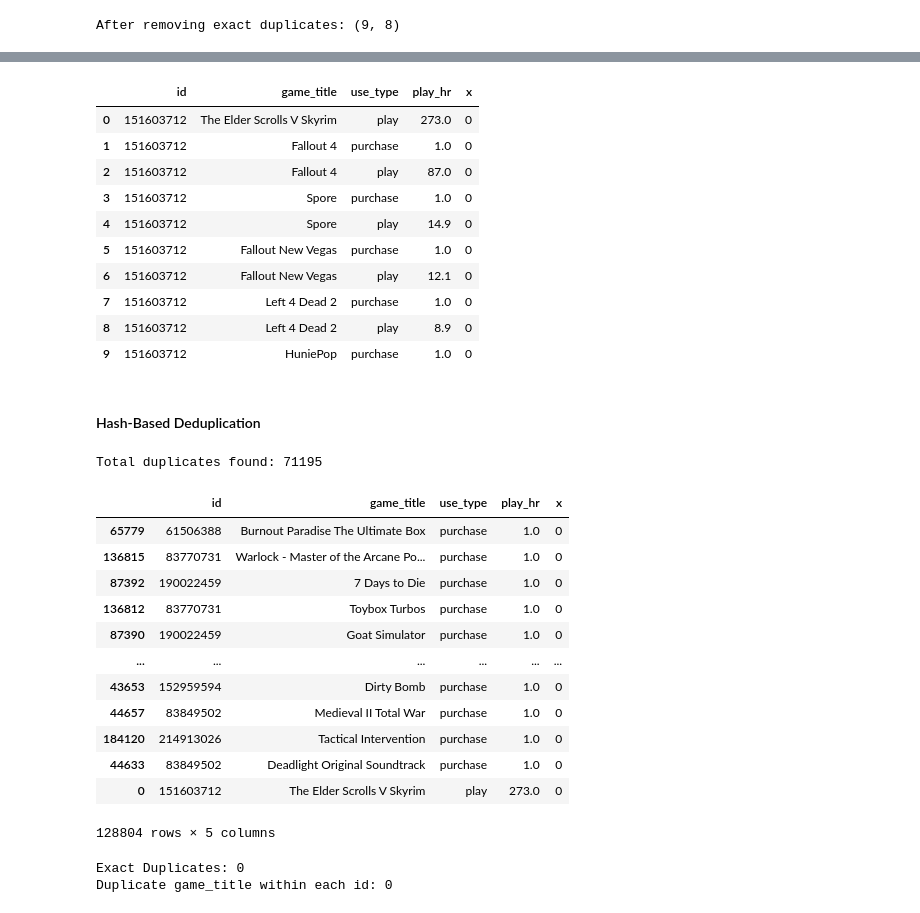
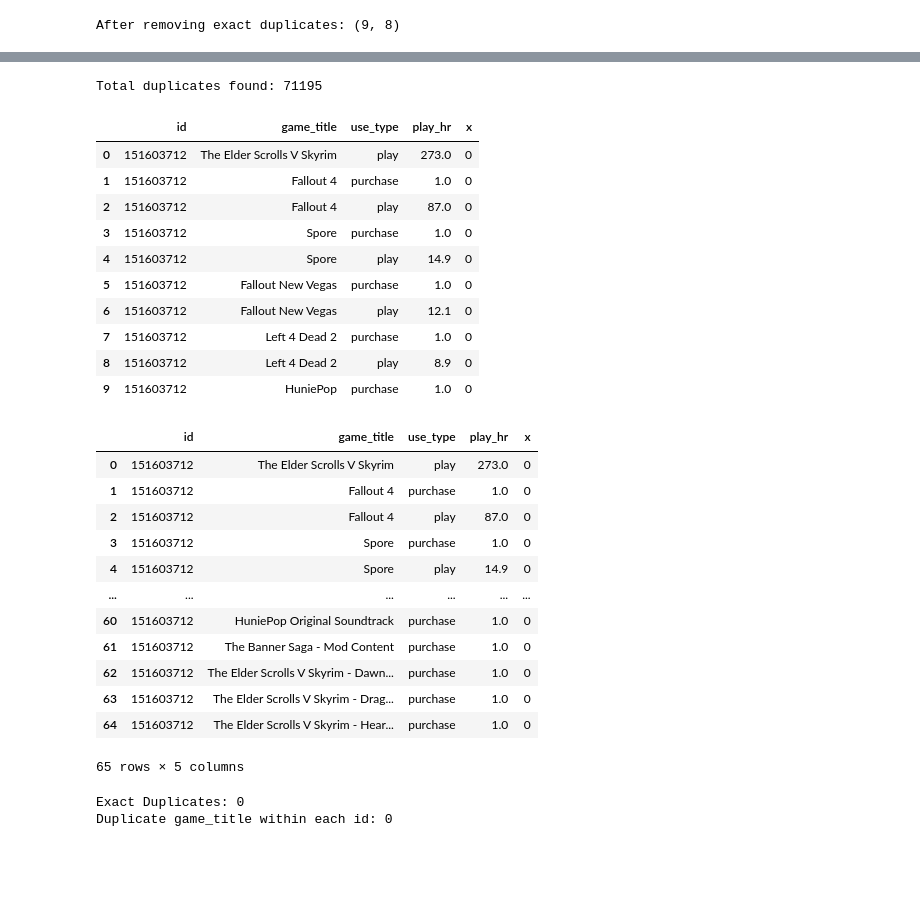
Before and after one commit to Divyank612/Preprocessing-Dedup, a Jupyter notebook: deduplication.ipynb, the cells around one changed output, grey strips where cells are left out. Drawn from its saved outputs; the diff is of its cells as text; code cells hidden in the pictures; blank space fills up the shorter version.

```diff
--- a/deduplication.ipynb
+++ b/deduplication.ipynb
@@ -98,19 +76,3 @@ data_cosine = data
-# %%
-data.head(10)
-# %% [output]
-|  | id | game_title | use_type | play_hr | x |
-| 0 | 151603712 | The Elder Scrolls V Skyrim | play | 273.0 | 0 |
-| 1 | 151603712 | Fallout 4 | purchase | 1.0 | 0 |
-| 2 | 151603712 | Fallout 4 | play | 87.0 | 0 |
-| 3 | 151603712 | Spore | purchase | 1.0 | 0 |
-| 4 | 151603712 | Spore | play | 14.9 | 0 |
-| 5 | 151603712 | Fallout New Vegas | purchase | 1.0 | 0 |
-| 6 | 151603712 | Fallout New Vegas | play | 12.1 | 0 |
-| 7 | 151603712 | Left 4 Dead 2 | purchase | 1.0 | 0 |
-| 8 | 151603712 | Left 4 Dead 2 | play | 8.9 | 0 |
-| 9 | 151603712 | HuniePop | purchase | 1.0 | 0 |
-# %% [markdown]
-#### Hash-Based Deduplication
 # %%
 import hashlib
 
@@ -121,7 +83,7 @@ cols_to_hash = ['id', 'game_title']
 data['hash'] = data.apply(lambda x: hashlib.md5(''.join(str(x[col]) for col in cols_to_hash).encode()).hexdigest(), axis=1)
 
 # Sort so that 'play' comes before 'purchase'
-data.sort_values(by='use_type', ascending=False, inplace=True)
+data.sort_values(by='use_type', ascending=True, inplace=True)
 
 # Count duplicates (excluding the first occurrence, which is 'play' due to sorting)
 duplicate_count = data.duplicated(subset=['hash']).sum()
@@ -129,25 +91,43 @@ print(f"Total duplicates found: {duplicate_count}")
 
 # Drop duplicates, keeping the 'play' version
 data = data.drop_duplicates(subset=['hash']).drop(columns=['hash'])
+
+
+data.sort_values('id',inplace=True)
+data.reset_index(drop=True, inplace=True)
 # %% [output]
 Total duplicates found: 71195
 # %%
 # Show the result
-pd.DataFrame(data)
+pd.DataFrame(data.head(10))
 # %% [output]
 |  | id | game_title | use_type | play_hr | x |
-| 65779 | 61506388 | Burnout Paradise The Ultimate Box | purchase | 1.0 | 0 |
-| 136815 | 83770731 | Warlock - Master of the Arcane Po... | purchase | 1.0 | 0 |
-| 87392 | 190022459 | 7 Days to Die | purchase | 1.0 | 0 |
-| 136812 | 83770731 | Toybox Turbos | purchase | 1.0 | 0 |
-| 87390 | 190022459 | Goat Simulator | purchase | 1.0 | 0 |
-| ... | ... | ... | ... | ... | ... |
-| 43653 | 152959594 | Dirty Bomb | purchase | 1.0 | 0 |
-| 44657 | 83849502 | Medieval II Total War | purchase | 1.0 | 0 |
-| 184120 | 214913026 | Tactical Intervention | purchase | 1.0 | 0 |
-| 44633 | 83849502 | Deadlight Original Soundtrack | purchase | 1.0 | 0 |
 | 0 | 151603712 | The Elder Scrolls V Skyrim | play | 273.0 | 0 |
+| 1 | 151603712 | Fallout 4 | purchase | 1.0 | 0 |
+| 2 | 151603712 | Fallout 4 | play | 87.0 | 0 |
+| 3 | 151603712 | Spore | purchase | 1.0 | 0 |
+| 4 | 151603712 | Spore | play | 14.9 | 0 |
+| 5 | 151603712 | Fallout New Vegas | purchase | 1.0 | 0 |
+| 6 | 151603712 | Fallout New Vegas | play | 12.1 | 0 |
+| 7 | 151603712 | Left 4 Dead 2 | purchase | 1.0 | 0 |
+| 8 | 151603712 | Left 4 Dead 2 | play | 8.9 | 0 |
+| 9 | 151603712 | HuniePop | purchase | 1.0 | 0 |
-128804 rows × 5 columns
+# %%
+data.loc[data['id'] == data['id'][0]]
+# %% [output]
+|  | id | game_title | use_type | play_hr | x |
+| 0 | 151603712 | The Elder Scrolls V Skyrim | play | 273.0 | 0 |
+| 1 | 151603712 | Fallout 4 | purchase | 1.0 | 0 |
+| 2 | 151603712 | Fallout 4 | play | 87.0 | 0 |
+| 3 | 151603712 | Spore | purchase | 1.0 | 0 |
+| 4 | 151603712 | Spore | play | 14.9 | 0 |
+| ... | ... | ... | ... | ... | ... |
+| 60 | 151603712 | HuniePop Original Soundtrack | purchase | 1.0 | 0 |
+| 61 | 151603712 | The Banner Saga - Mod Content | purchase | 1.0 | 0 |
+| 62 | 151603712 | The Elder Scrolls V Skyrim - Dawn... | purchase | 1.0 | 0 |
+| 63 | 151603712 | The Elder Scrolls V Skyrim - Drag... | purchase | 1.0 | 0 |
+| 64 | 151603712 | The Elder Scrolls V Skyrim - Hear... | purchase | 1.0 | 0 |
+65 rows × 5 columns
 # %%
 # Check for duplicate records
 print("Exact Duplicates:", data.duplicated().sum())
```
Also changed, not shown: parts of 28 cells of this notebook, 1 other file.
